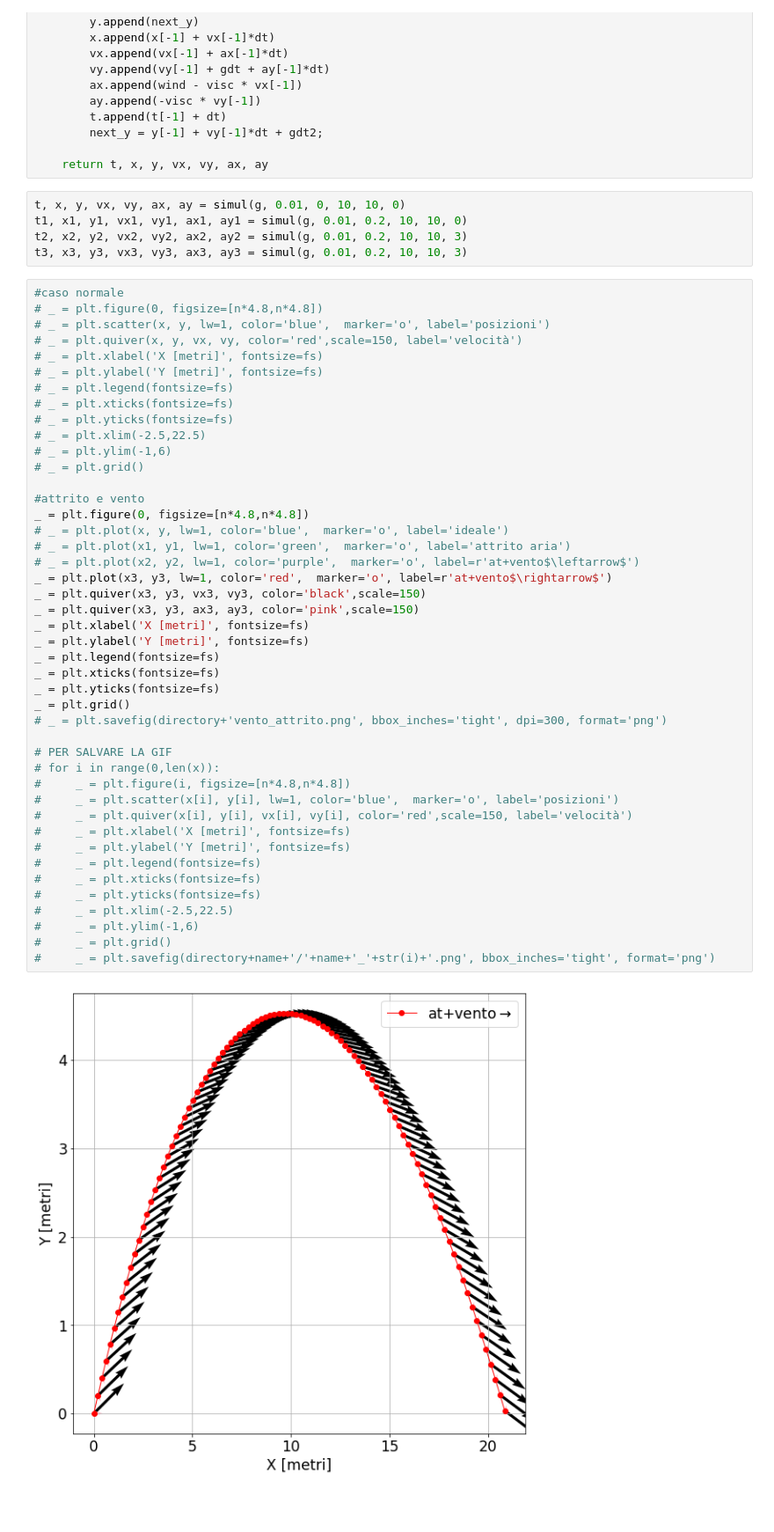
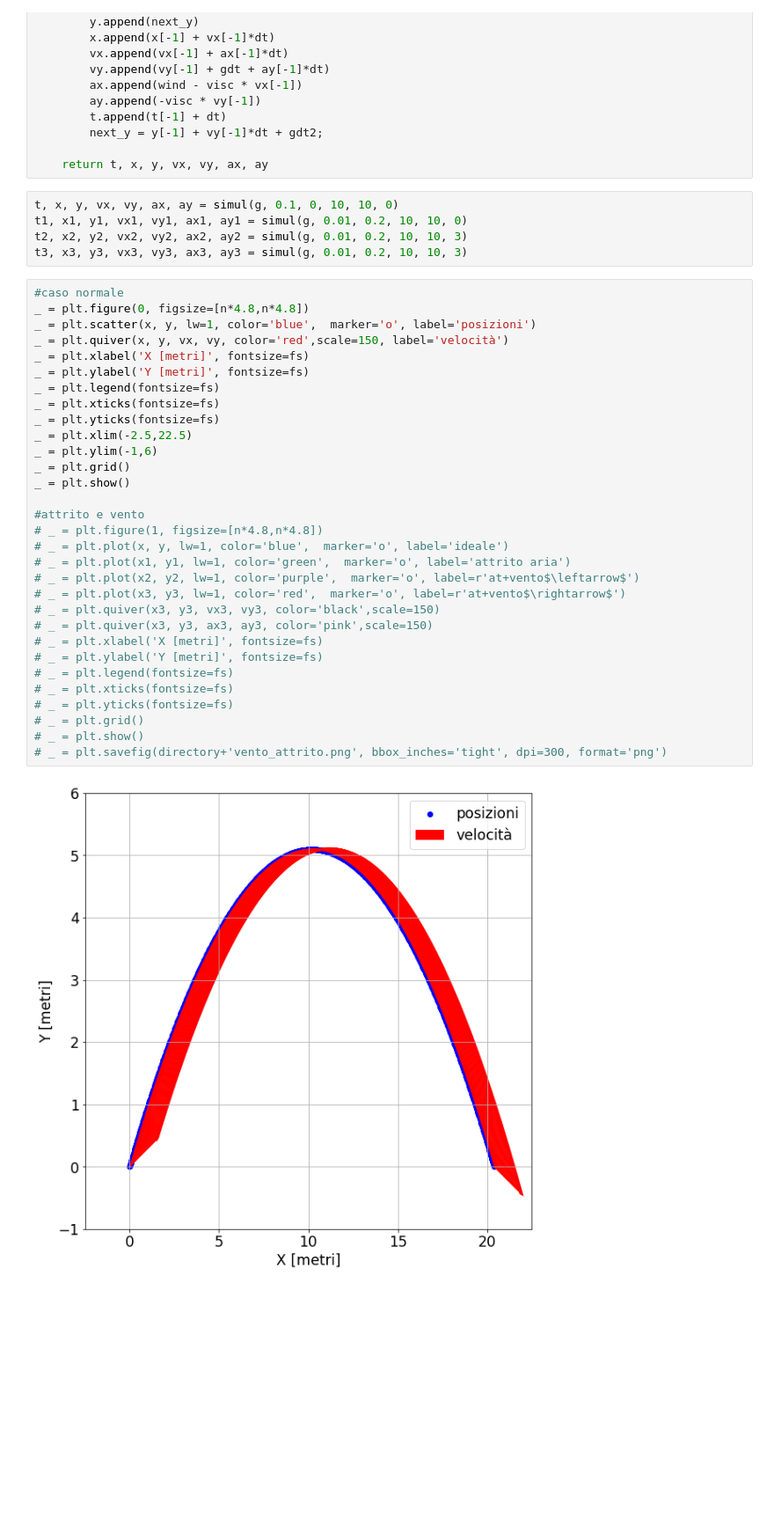
Before and after one commit to mattiamencagli/my-python-plots, a Jupyter notebook: moto_parabolico.ipynb, the cells around one changed output. Shown: that part at 88% size. Cells and saved outputs as stored; diff of their text form; blank space fills up the shorter version.

```diff
--- a/moto_parabolico.ipynb
+++ b/moto_parabolico.ipynb
@@ -34,55 +37,42 @@ def simul(grav, dt_fact, visc, v0x, v0y, wind):
 
     return t, x, y, vx, vy, ax, ay
 # %%
-t, x, y, vx, vy, ax, ay = simul(g, 0.01, 0, 10, 10, 0)
+t, x, y, vx, vy, ax, ay = simul(g, 0.1, 0, 10, 10, 0)
 t1, x1, y1, vx1, vy1, ax1, ay1 = simul(g, 0.01, 0.2, 10, 10, 0)
 t2, x2, y2, vx2, vy2, ax2, ay2 = simul(g, 0.01, 0.2, 10, 10, 3)
 t3, x3, y3, vx3, vy3, ax3, ay3 = simul(g, 0.01, 0.2, 10, 10, 3)
 # %%
 #caso normale
-# _ = plt.figure(0, figsize=[n*4.8,n*4.8])
-# _ = plt.scatter(x, y, lw=1, color='blue',  marker='o', label='posizioni')
-# _ = plt.quiver(x, y, vx, vy, color='red',scale=150, label='velocità')
+_ = plt.figure(0, figsize=[n*4.8,n*4.8])
+_ = plt.scatter(x, y, lw=1, color='blue',  marker='o', label='posizioni')
+_ = plt.quiver(x, y, vx, vy, color='red',scale=150, label='velocità')
+_ = plt.xlabel('X [metri]', fontsize=fs)
+_ = plt.ylabel('Y [metri]', fontsize=fs)
+_ = plt.legend(fontsize=fs)
+_ = plt.xticks(fontsize=fs)
+_ = plt.yticks(fontsize=fs)
+_ = plt.xlim(-2.5,22.5)
+_ = plt.ylim(-1,6)
+_ = plt.grid()
+_ = plt.show()
+
+#attrito e vento
+# _ = plt.figure(1, figsize=[n*4.8,n*4.8])
+# _ = plt.plot(x, y, lw=1, color='blue',  marker='o', label='ideale')
+# _ = plt.plot(x1, y1, lw=1, color='green',  marker='o', label='attrito aria')
+# _ = plt.plot(x2, y2, lw=1, color='purple',  marker='o', label=r'at+vento$\leftarrow$')
+# _ = plt.plot(x3, y3, lw=1, color='red',  marker='o', label=r'at+vento$\rightarrow$')
+# _ = plt.quiver(x3, y3, vx3, vy3, color='black',scale=150)
+# _ = plt.quiver(x3, y3, ax3, ay3, color='pink',scale=150)
 # _ = plt.xlabel('X [metri]', fontsize=fs)
 # _ = plt.ylabel('Y [metri]', fontsize=fs)
 # _ = plt.legend(fontsize=fs)
 # _ = plt.xticks(fontsize=fs)
 # _ = plt.yticks(fontsize=fs)
-# _ = plt.xlim(-2.5,22.5)
-# _ = plt.ylim(-1,6)
 # _ = plt.grid()
-
-#attrito e vento
-_ = plt.figure(0, figsize=[n*4.8,n*4.8])
-# _ = plt.plot(x, y, lw=1, color='blue',  marker='o', label='ideale')
-# _ = plt.plot(x1, y1, lw=1, color='green',  marker='o', label='attrito aria')
-# _ = plt.plot(x2, y2, lw=1, color='purple',  marker='o', label=r'at+vento$\leftarrow$')
-_ = plt.plot(x3, y3, lw=1, color='red',  marker='o', label=r'at+vento$\rightarrow$')
-_ = plt.quiver(x3, y3, vx3, vy3, color='black',scale=150)
-_ = plt.quiver(x3, y3, ax3, ay3, color='pink',scale=150)
-_ = plt.xlabel('X [metri]', fontsize=fs)
-_ = plt.ylabel('Y [metri]', fontsize=fs)
-_ = plt.legend(fontsize=fs)
-_ = plt.xticks(fontsize=fs)
-_ = plt.yticks(fontsize=fs)
-_ = plt.grid()
+# _ = plt.show()
 # _ = plt.savefig(directory+'vento_attrito.png', bbox_inches='tight', dpi=300, format='png')
-
-# PER SALVARE LA GIF
-# for i in range(0,len(x)):
-#     _ = plt.figure(i, figsize=[n*4.8,n*4.8])
-#     _ = plt.scatter(x[i], y[i], lw=1, color='blue',  marker='o', label='posizioni')
-#     _ = plt.quiver(x[i], y[i], vx[i], vy[i], color='red',scale=150, label='velocità')
-#     _ = plt.xlabel('X [metri]', fontsize=fs)
-#     _ = plt.ylabel('Y [metri]', fontsize=fs)
-#     _ = plt.legend(fontsize=fs)
-#     _ = plt.xticks(fontsize=fs)
-#     _ = plt.yticks(fontsize=fs)
-#     _ = plt.xlim(-2.5,22.5)
-#     _ = plt.ylim(-1,6)
-#     _ = plt.grid()
-#     _ = plt.savefig(directory+name+'/'+name+'_'+str(i)+'.png', bbox_inches='tight', format='png')
 # %% [output]
-[figure, old version]
+[figure, new version]
 # %% [markdown]
 #
```
Also changed, not shown: parts of 2 cells of this notebook, 5 other files.
